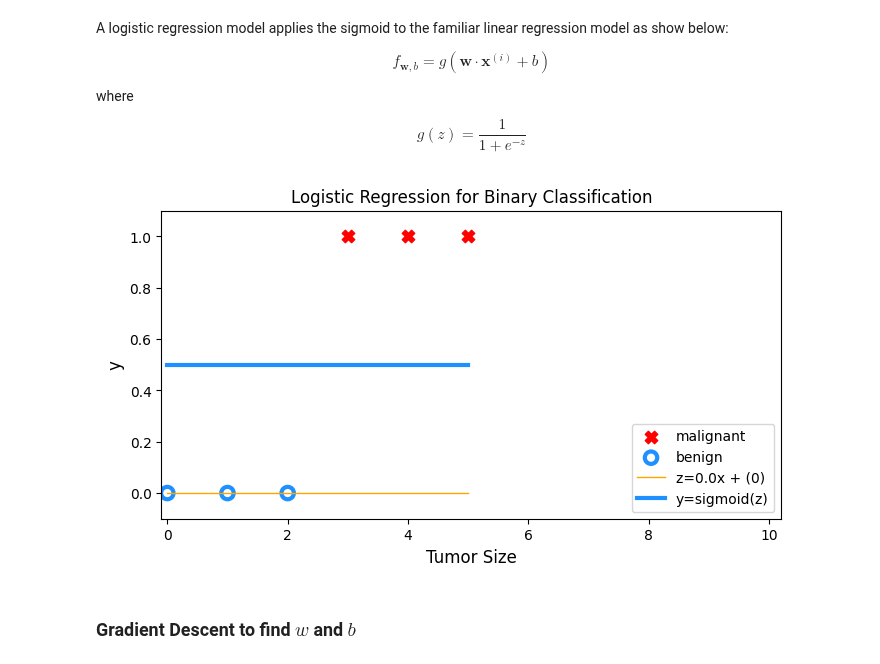
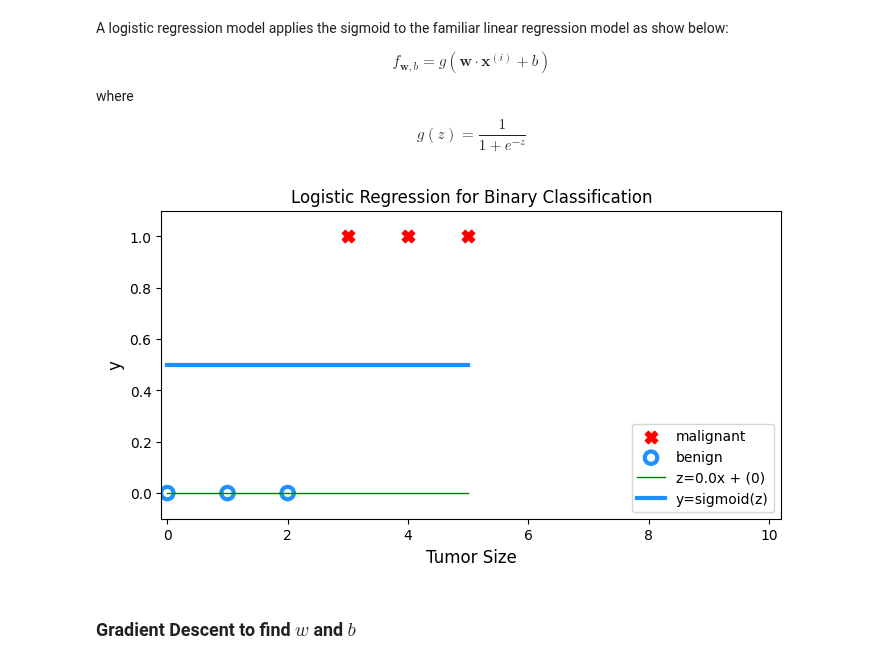
Before and after one commit to PaulToronto/Stanford-Andrew-Ng-Machine-Learning-Specialization, a Jupyter notebook: 1_3_1_2_Lab_Sigmoid_Function_and_Logistic_Regression.ipynb, the cells around one changed output. Saved outputs shown, nothing was run; the diff lists cells and outputs as text; code cells hidden in the pictures.

```diff
--- a/1_3_1_2_Lab_Sigmoid_Function_and_Logistic_Regression.ipynb
+++ b/1_3_1_2_Lab_Sigmoid_Function_and_Logistic_Regression.ipynb
@@ -238,35 +241,35 @@ xmin = -0.1
 xmax = 10.2
 ymin = -0.1
 ymax = 1.1
 
 w_in = np.zeros(1)
 b_in = 0
 
 # plot data points
 plt.figure(figsize=(8, 4))
 plt.scatter(x_train[pos], y_train[pos],
             marker='X', s=80, c='red', label='malignant')
 plt.scatter(x_train[neg], y_train[neg],
             marker='o', s=80, facecolors='none',
             edgecolor='dodgerblue', lw=3, label='benign')
 
 
 # plot z
 f_wb = np.matmul(x_train.reshape(-1, 1), w_in) + b_in
-plt.plot(x_train, f_wb, color='orange', lw=1, label=f'z={w_in[0]}x + ({b_in})')
+plt.plot(x_train, f_wb, color='green', lw=1, label=f'z={w_in[0]}x + ({b_in})')
 # plot sigmoid(z)
 plt.plot(x_train, sigmoid(f_wb), c='dodgerblue', lw=3, label='y=sigmoid(z)')
 
 plt.xlim(xmin, xmax)
 plt.ylim(ymin, ymax)
 plt.xlabel('Tumor Size', fontsize=12)
 plt.ylabel('y', fontsize=12)
 plt.title('Logistic Regression for Binary Classification')
 plt.legend(loc='lower right')
 
 plt.show()
 # %% [output]
-[figure, old version]
+[figure, new version]
 # %% [markdown]
 ### Gradient Descent to find $w$ and $b$
 # %%
```
Also changed, not shown: parts of 2 cells of this notebook.
